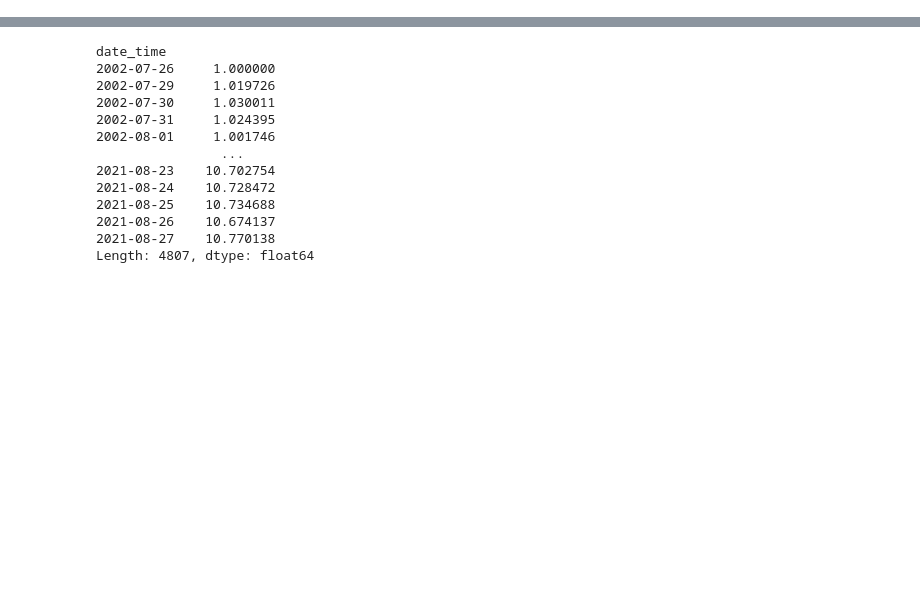
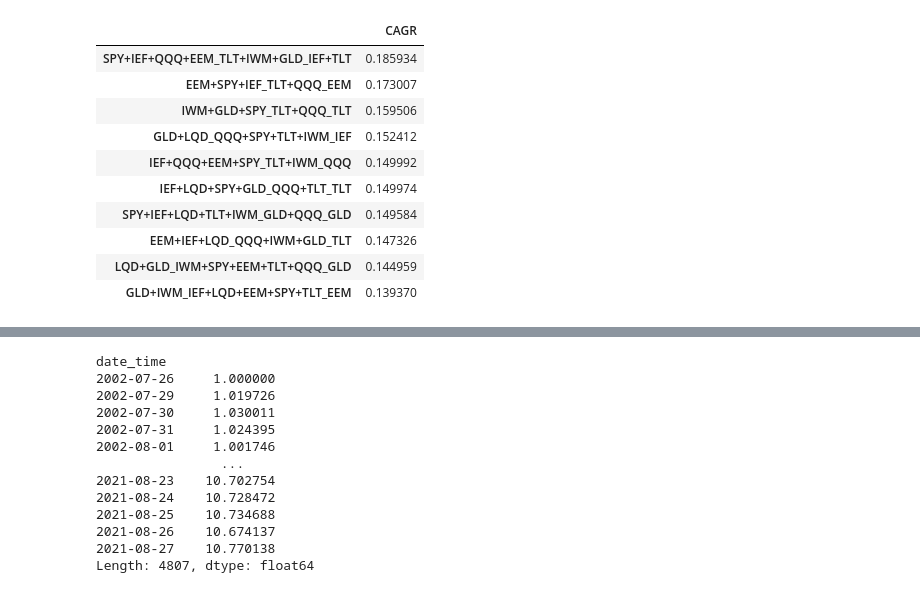
Before and after one commit to javiow/ugel, a Jupyter notebook: notebook/daa/prt_5.ipynb, the cells around one changed output, grey strips where cells are left out. Cells and saved outputs as stored; diff of their text form; code cells hidden in the pictures; blank space fills up the shorter version.

```diff
--- a/notebook/prt_6.ipynb
+++ b/notebook/daa/prt_5.ipynb
@@ -364,8 +363,7 @@ def daa_backtest(all_ticker_price_df, all_ticker_columns):
     return result_portval_dict, top_10_portval_dict
 # %%
 # Buy and Hold
-all_ticker_price_df = pd.read_csv("../data/sample/us_etf_2.csv", index_col=0, parse_dates=True)
+all_ticker_price_df = pd.read_csv("../../data/sample/us_etf_2.csv", index_col=0, parse_dates=True)
 all_ticker_columns = ["SPY", "QQQ", "IWM", "EEM", "TLT", "IEF", "LQD", "GLD"]
-# all_ticker_columns = ["SPY", "QQQ","TLT", "IEF", "GLD"]
 
 result_portval_dict, top_10_portval_dict = daa_backtest(all_ticker_price_df, all_ticker_columns)
@@ -489,0 +563,14 @@ def daa_visualize(result_portval_dict, top_10_portval_dict):
+# %%
+top_10_portval_dict['top_10_cagr']
+# %% [output]
+|  | CAGR |
+| SPY+IEF+QQQ+EEM_TLT+IWM+GLD_IEF+TLT | 0.185934 |
+| EEM+SPY+IEF_TLT+QQQ_EEM | 0.173007 |
+| IWM+GLD+SPY_TLT+QQQ_TLT | 0.159506 |
+| GLD+LQD_QQQ+SPY+TLT+IWM_IEF | 0.152412 |
+| IEF+QQQ+EEM+SPY_TLT+IWM_QQQ | 0.149992 |
+| IEF+LQD+SPY+GLD_QQQ+TLT_TLT | 0.149974 |
+| SPY+IEF+LQD+TLT+IWM_GLD+QQQ_GLD | 0.149584 |
+| EEM+IEF+LQD_QQQ+IWM+GLD_TLT | 0.147326 |
+| LQD+GLD_IWM+SPY+EEM+TLT+QQQ_GLD | 0.144959 |
+| GLD+IWM_IEF+LQD+EEM+SPY+TLT_EEM | 0.139370 |
```
Also changed, not shown: parts of 15 cells of this notebook, 18 other files.
